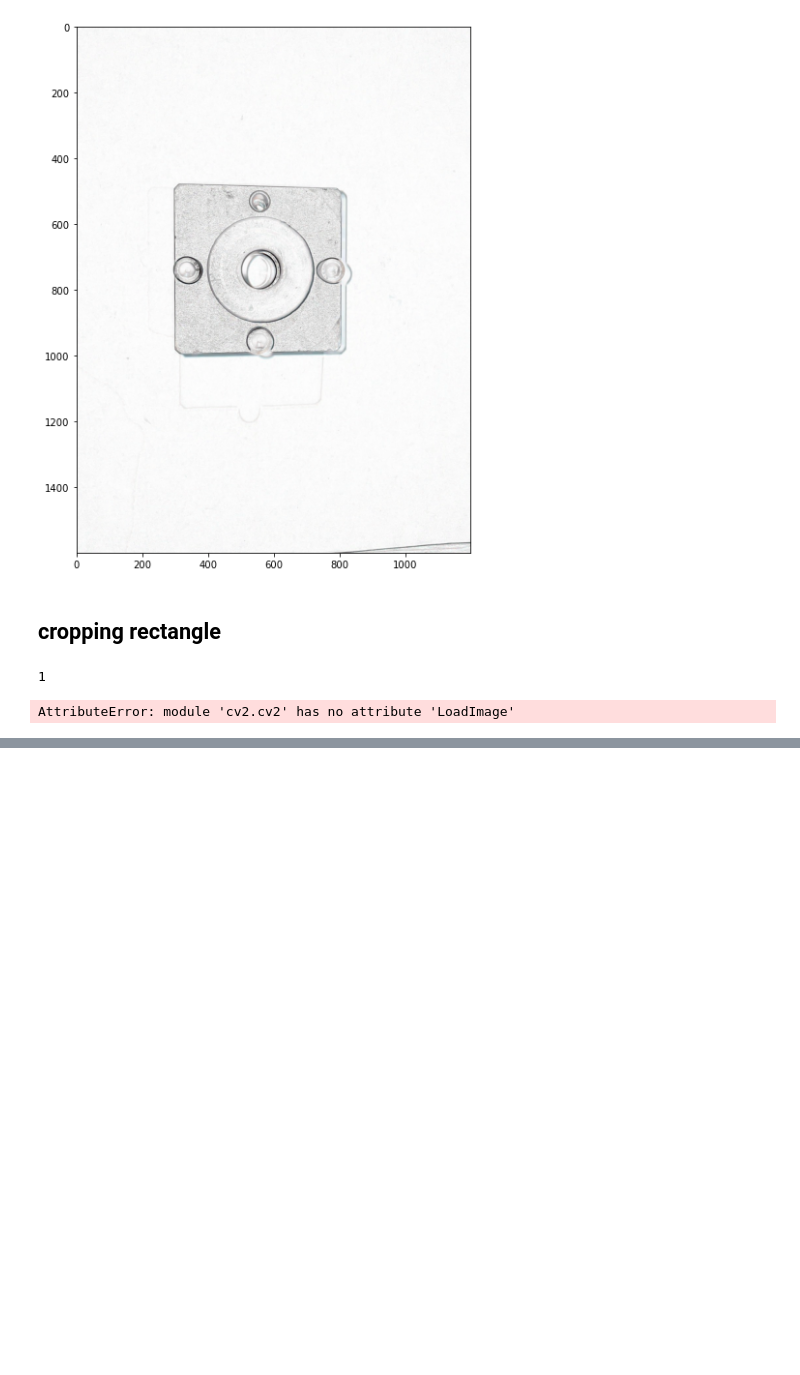
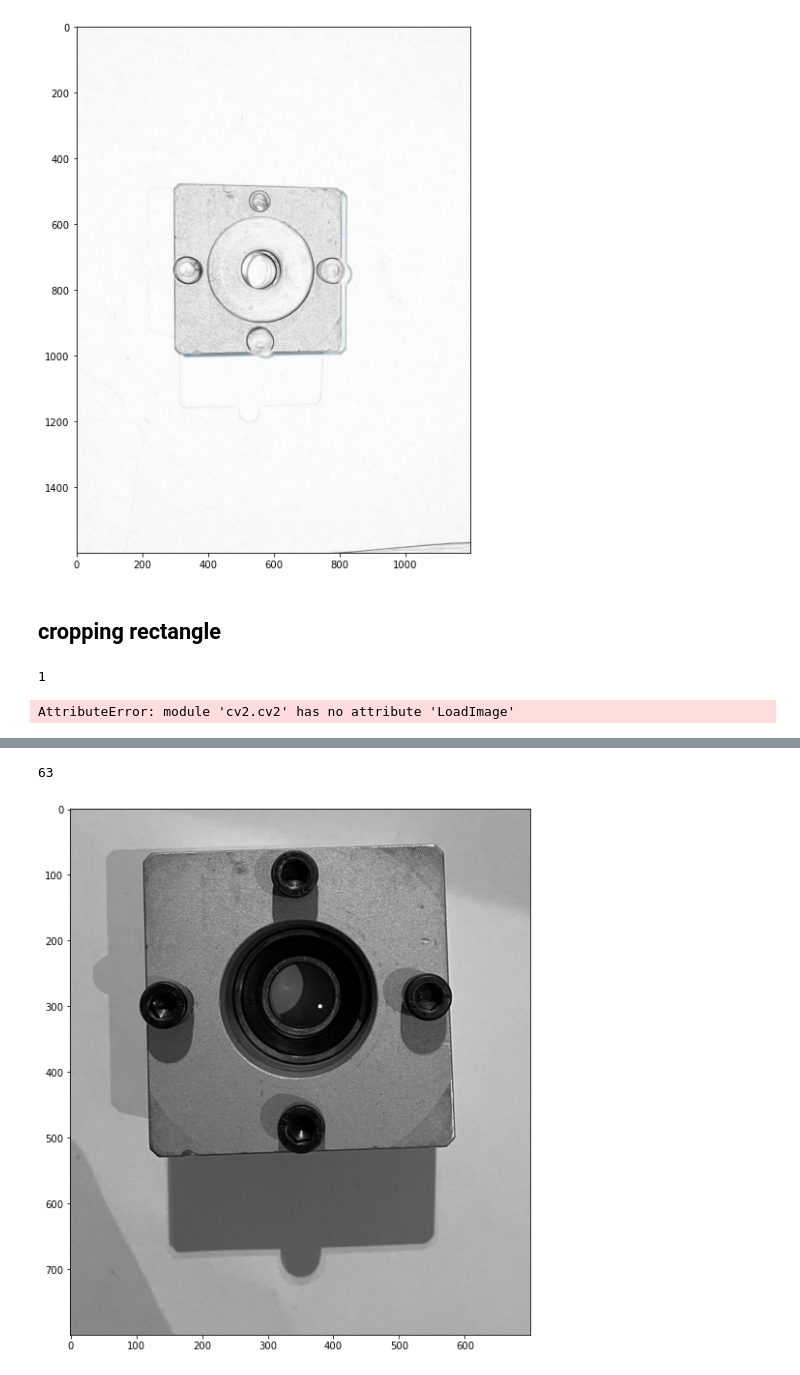
Before and after one commit to madinach/2021, a Jupyter notebook: IoTproject/usb_camera.ipynb, the cells around one changed output, grey strips where cells are left out. Cells and saved outputs as stored; diff of their text form; code cells hidden in the pictures; blank space fills up the shorter version.

```diff
--- a/IoTproject/usb_camera.ipynb
+++ b/IoTproject/usb_camera.ipynb
@@ -677,0 +847,21 @@ AttributeError: module 'cv2.cv2' has no attribute 'LoadImage'
+# %%
+image= cv2.imread(cv2.samples.findFile("noflash5.jpeg"))
+image= image[400:1200, 200:900]
+#image = cv2.resize(image, (1200, 700))
+# Read image.
+img = image
+
+x= 380
+y= 300
+# Convert to grayscale.
+gray = cv2.cvtColor(img, cv2.COLOR_BGR2GRAY)
+
+gray = cv2.circle(gray, (x,y), radius=0, color=(255,255,255), thickness=5)
+plt.imshow(gray, cmap='gray')
+
+color = int(gray[x, y])
+
+print(color)
+# %% [output]
+63
+[figure, added]
```
Also changed, not shown: parts of 15 cells of this notebook, 6 other files.
